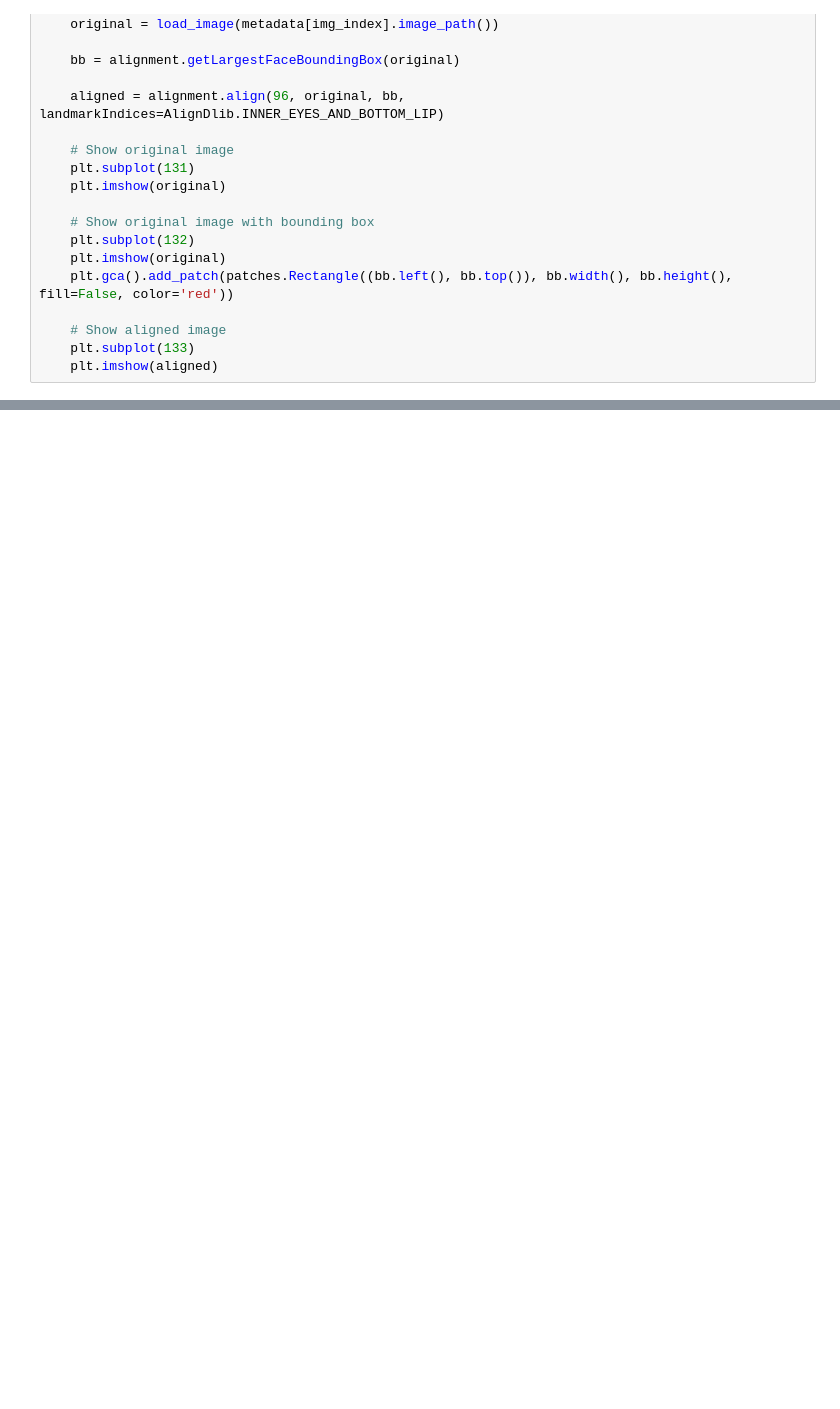
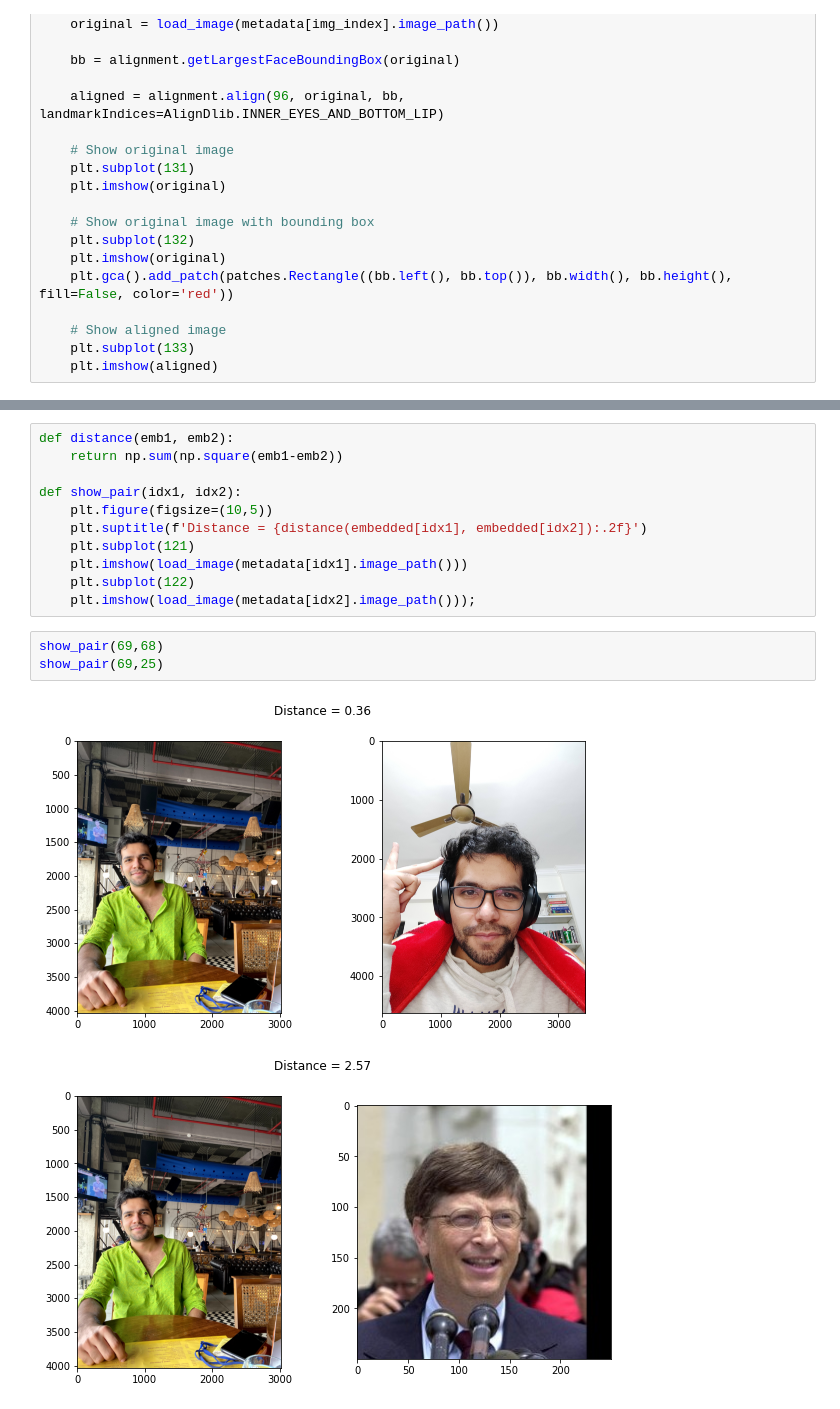
Before and after one commit to dhruv2601/FaceNet, a Jupyter notebook: Facenet.ipynb, the cells around one changed output, grey strips where cells are left out. Drawn from its saved outputs; the diff is of its cells as text; blank space fills up the shorter version.

```diff
--- a/Facenet.ipynb
+++ b/Facenet.ipynb
@@ -121,0 +197,17 @@ show_original_and_aligned(11)
+# %%
+def distance(emb1, emb2):
+    return np.sum(np.square(emb1-emb2))
+
+def show_pair(idx1, idx2):
+    plt.figure(figsize=(10,5))
+    plt.suptitle(f'Distance = {distance(embedded[idx1], embedded[idx2]):.2f}')
+    plt.subplot(121)
+    plt.imshow(load_image(metadata[idx1].image_path()))
+    plt.subplot(122)
+    plt.imshow(load_image(metadata[idx2].image_path()));
+# %%
+show_pair(69,68)
+show_pair(69,25)
+# %% [output]
+[figure, added]
+[figure, added]
```
Also changed, not shown: parts of 14 cells of this notebook, 3 other files.
